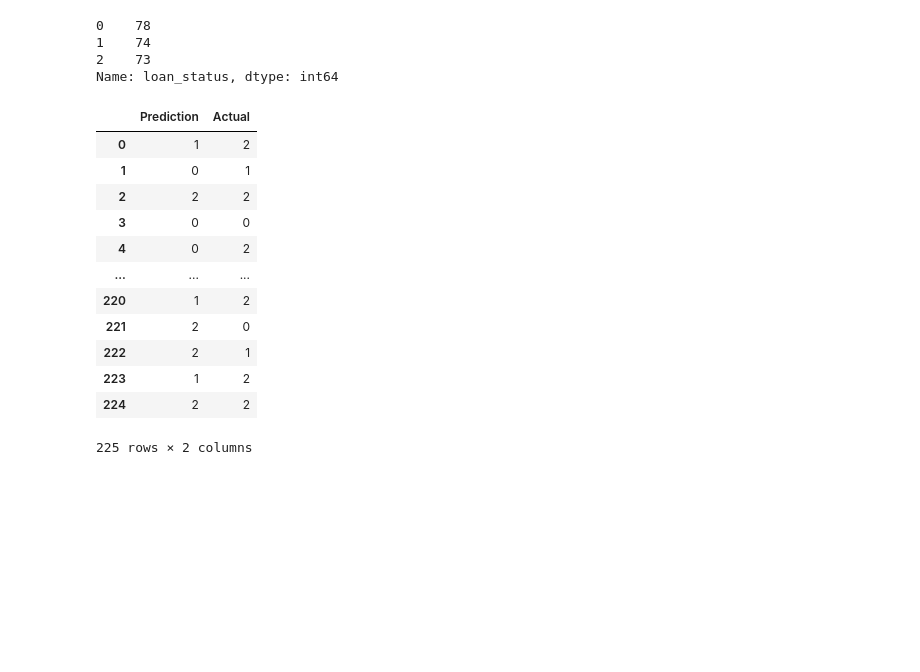
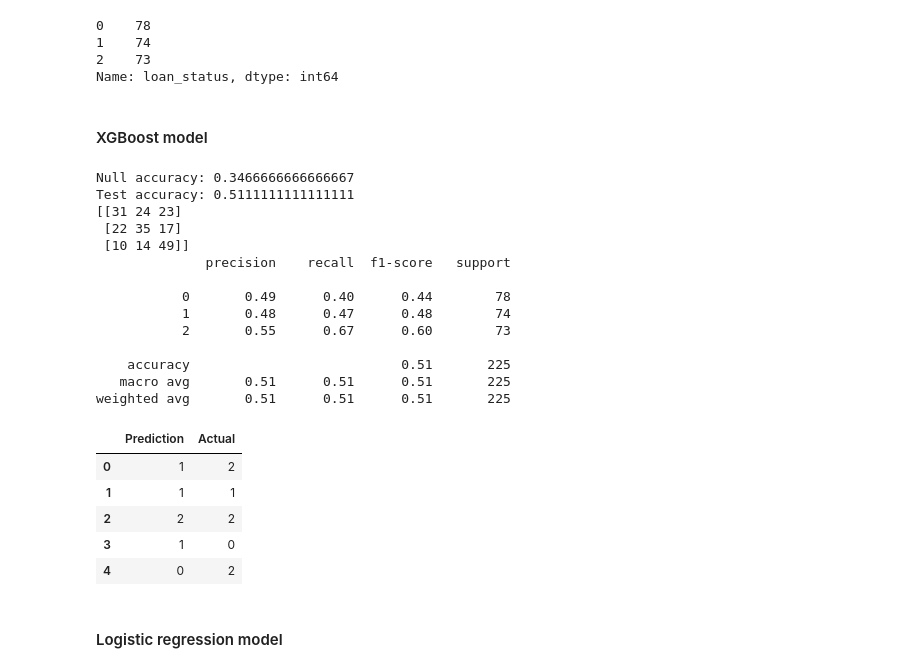
Before and after one commit to kiranexcell/Loan-repayment-project, a Jupyter notebook: Loan repayment project.ipynb, the cells around one changed output. Drawn from its saved outputs; the diff is of its cells as text; code cells hidden in the pictures; blank space fills up the shorter version.

Commit message:
added models

```diff
--- a/Loan repayment project.ipynb
+++ b/Loan repayment project.ipynb
@@ -315,3 +466,5 @@ y_test.value_counts()
 1    74
 2    73
 Name: loan_status, dtype: int64
+# %% [markdown]
+#### XGBoost model
@@ -318,19 +477,34 @@ Name: loan_status, dtype: int64
+# %%
+print('Null accuracy:',accuracy_score(y_test, y_avg))
+print('Test accuracy:',accuracy_score(y_test, y_pred))
+print(confusion_matrix(y_test, y_pred))
+print(classification_report(y_test,y_pred))
+# %% [output]
+Null accuracy: 0.3466666666666667
+Test accuracy: 0.5111111111111111
+[[31 24 23]
+ [22 35 17]
+ [10 14 49]]
+              precision    recall  f1-score   support
+
+           0       0.49      0.40      0.44        78
+           1       0.48      0.47      0.48        74
+           2       0.55      0.67      0.60        73
+
+    accuracy                           0.51       225
+   macro avg       0.51      0.51      0.51       225
+weighted avg       0.51      0.51      0.51       225
 # %%
-final_df1 = pd.DataFrame()
-final_df1["Prediction"] = y_pred
-final_df1["Actual"] = y_test.values
-final_df1
+final_df_sm_xbg = pd.DataFrame()
+final_df_sm_xbg["Prediction"] = y_pred
+final_df_sm_xbg["Actual"] = y_test.values
+final_df_sm_xbg.head()
 # %% [output]
 |  | Prediction | Actual |
 | 0 | 1 | 2 |
-| 1 | 0 | 1 |
+| 1 | 1 | 1 |
 | 2 | 2 | 2 |
-| 3 | 0 | 0 |
+| 3 | 1 | 0 |
 | 4 | 0 | 2 |
-| ... | ... | ... |
-| 220 | 1 | 2 |
-| 221 | 2 | 0 |
-| 222 | 2 | 1 |
-| 223 | 1 | 2 |
-| 224 | 2 | 2 |
-225 rows × 2 columns
+# %% [markdown]
+#### Logistic regression model
```
Also changed, not shown: parts of 44 cells of this notebook.
